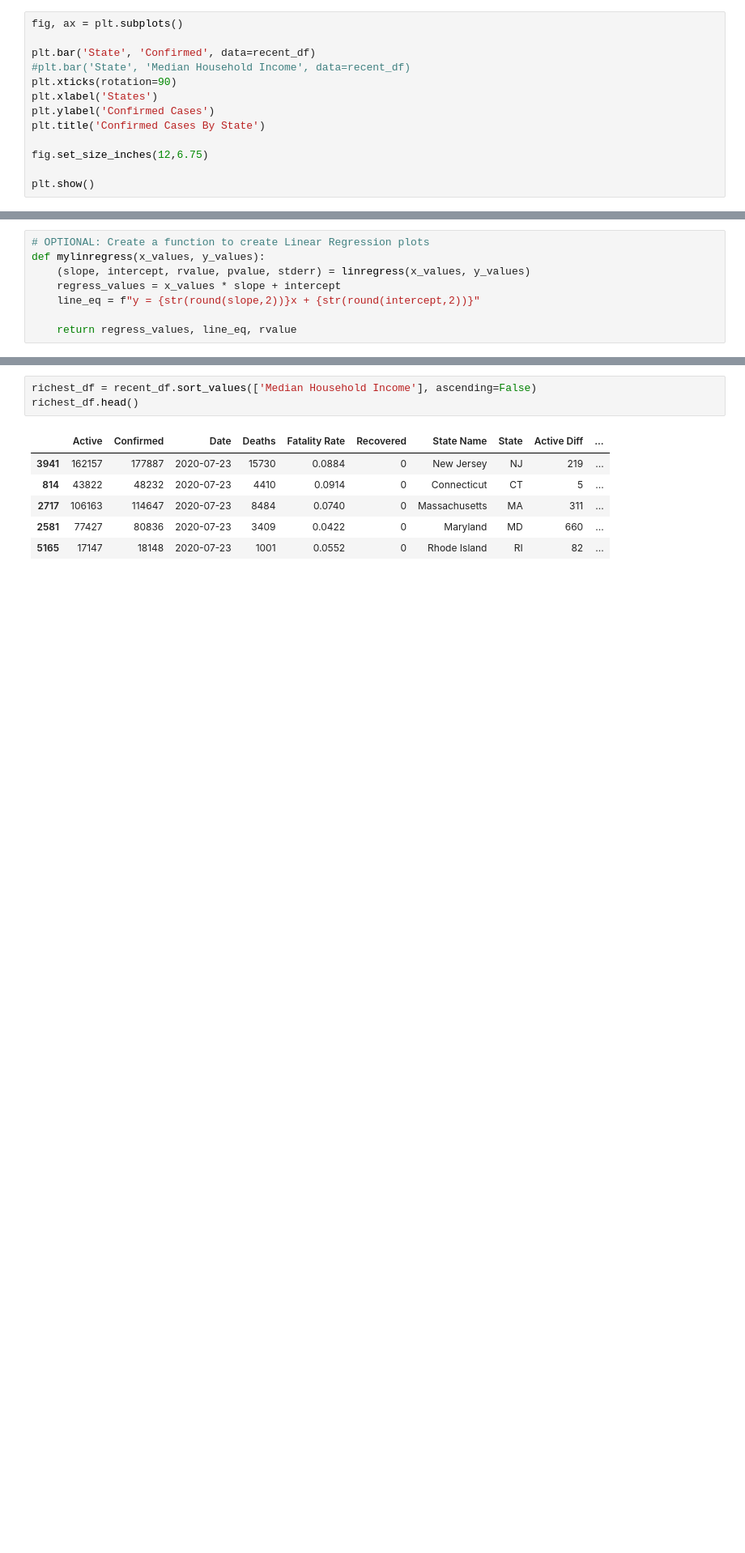
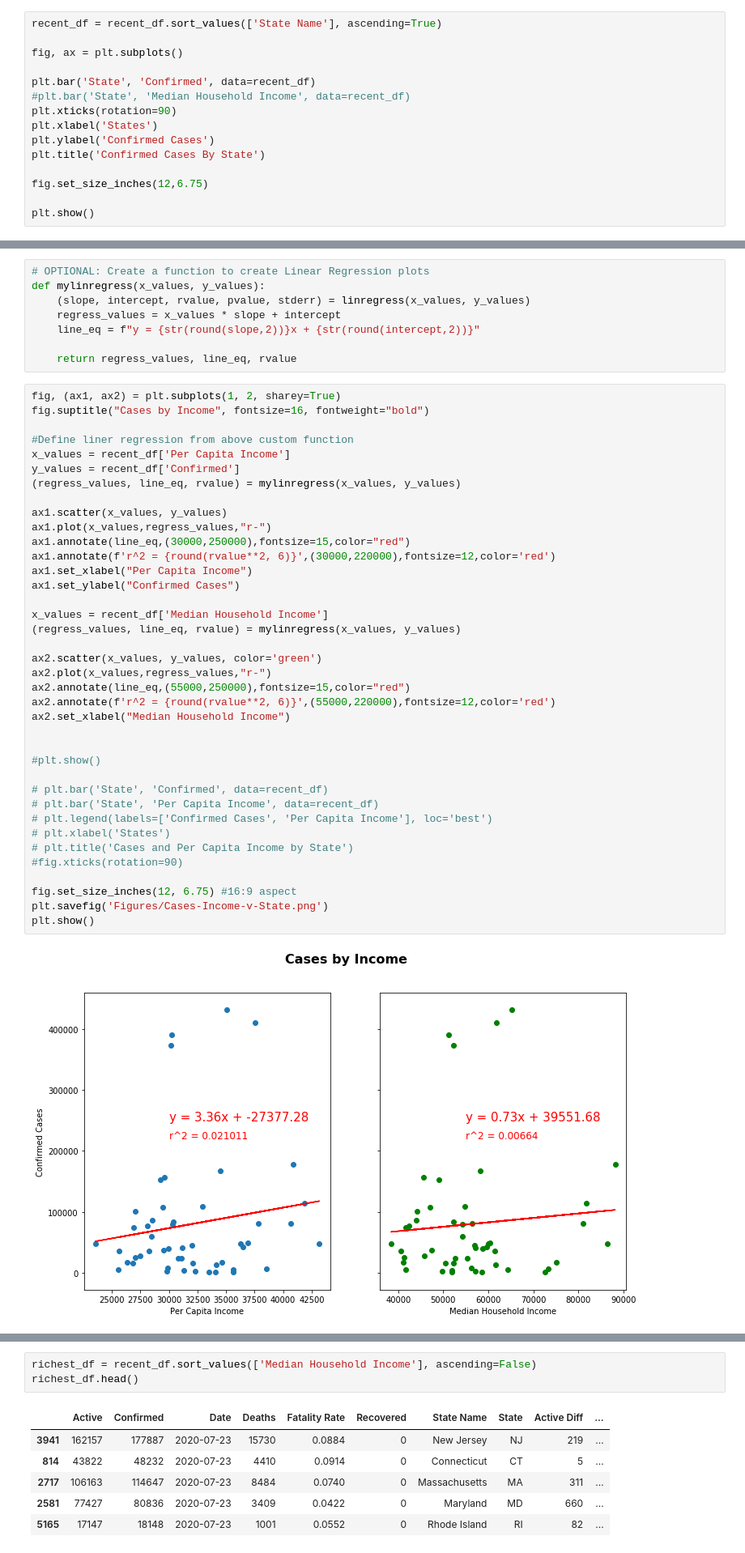
Before and after one commit to phantomsoul1/python-covid-challenge, a Jupyter notebook: JupyterNotebooks/George/CasesVsWealth.ipynb, the cells around one changed output, grey strips where cells are left out. Shown: that part at 81% size. Cells and saved outputs as stored; diff of their text form; blank space fills up the shorter version.

```diff
--- a/JupyterNotebooks/George/CasesVsWealth.ipynb
+++ b/JupyterNotebooks/George/CasesVsWealth.ipynb
@@ -89,6 +106,8 @@ plt.show()
 # %% [output]
 [figure]
 # %%
+recent_df = recent_df.sort_values(['State Name'], ascending=True)
+
 fig, ax = plt.subplots()
 
 plt.bar('State', 'Confirmed', data=recent_df)
@@ -127,6 +146,46 @@ def mylinregress(x_values, y_values):
     line_eq = f"y = {str(round(slope,2))}x + {str(round(intercept,2))}"
 
     return regress_values, line_eq, rvalue
+# %%
+fig, (ax1, ax2) = plt.subplots(1, 2, sharey=True)
+fig.suptitle("Cases by Income", fontsize=16, fontweight="bold")
+
+#Define liner regression from above custom function
+x_values = recent_df['Per Capita Income']
+y_values = recent_df['Confirmed']
+(regress_values, line_eq, rvalue) = mylinregress(x_values, y_values)
+
+ax1.scatter(x_values, y_values)
+ax1.plot(x_values,regress_values,"r-")
+ax1.annotate(line_eq,(30000,250000),fontsize=15,color="red")
+ax1.annotate(f'r^2 = {round(rvalue**2, 6)}',(30000,220000),fontsize=12,color='red')
+ax1.set_xlabel("Per Capita Income")
+ax1.set_ylabel("Confirmed Cases")
+
+x_values = recent_df['Median Household Income']
+(regress_values, line_eq, rvalue) = mylinregress(x_values, y_values)
+
+ax2.scatter(x_values, y_values, color='green')
+ax2.plot(x_values,regress_values,"r-")
+ax2.annotate(line_eq,(55000,250000),fontsize=15,color="red")
+ax2.annotate(f'r^2 = {round(rvalue**2, 6)}',(55000,220000),fontsize=12,color='red')
+ax2.set_xlabel("Median Household Income")
+
+
+#plt.show()
+
+# plt.bar('State', 'Confirmed', data=recent_df)
+# plt.bar('State', 'Per Capita Income', data=recent_df)
+# plt.legend(labels=['Confirmed Cases', 'Per Capita Income'], loc='best')
+# plt.xlabel('States')
+# plt.title('Cases and Per Capita Income by State')
+#fig.xticks(rotation=90)
+
+fig.set_size_inches(12, 6.75) #16:9 aspect
+plt.savefig('Figures/Cases-Income-v-State.png')
+plt.show()
+# %% [output]
+[figure, added]
 # %%
 #Define x and y axes
 x_values = recent_df['Median Household Income']
```
Also changed, not shown: parts of 5 cells of this notebook, 6 other files.
